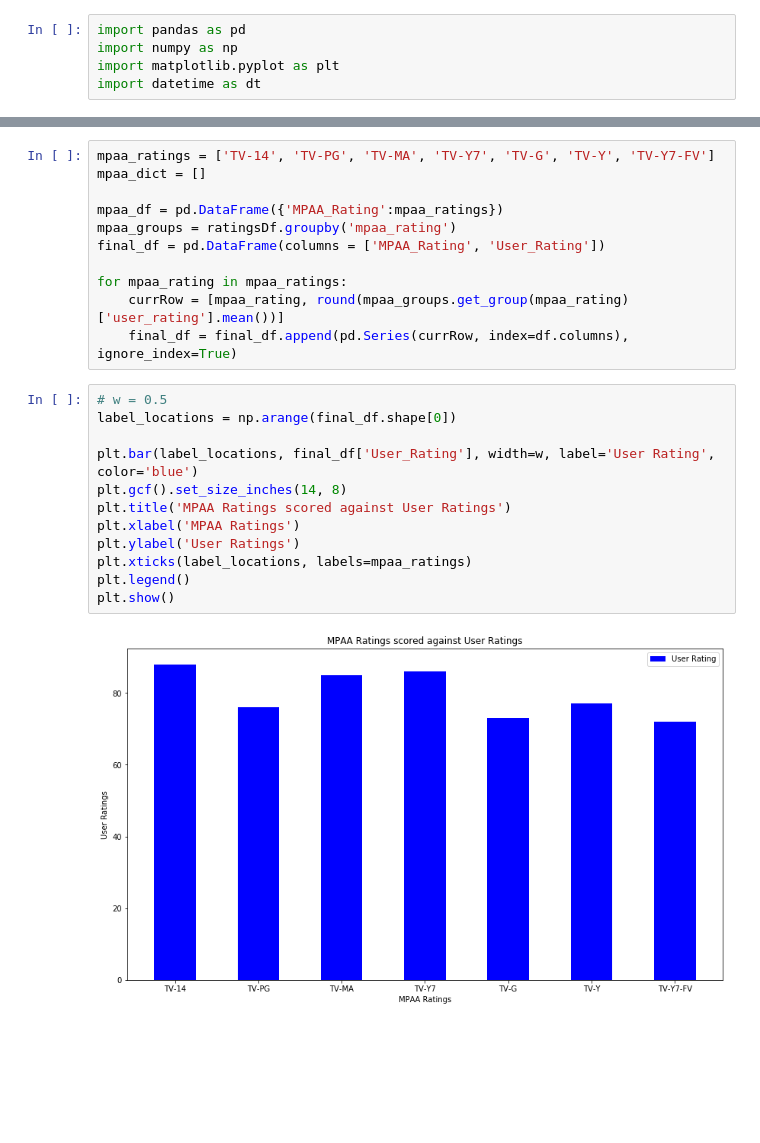
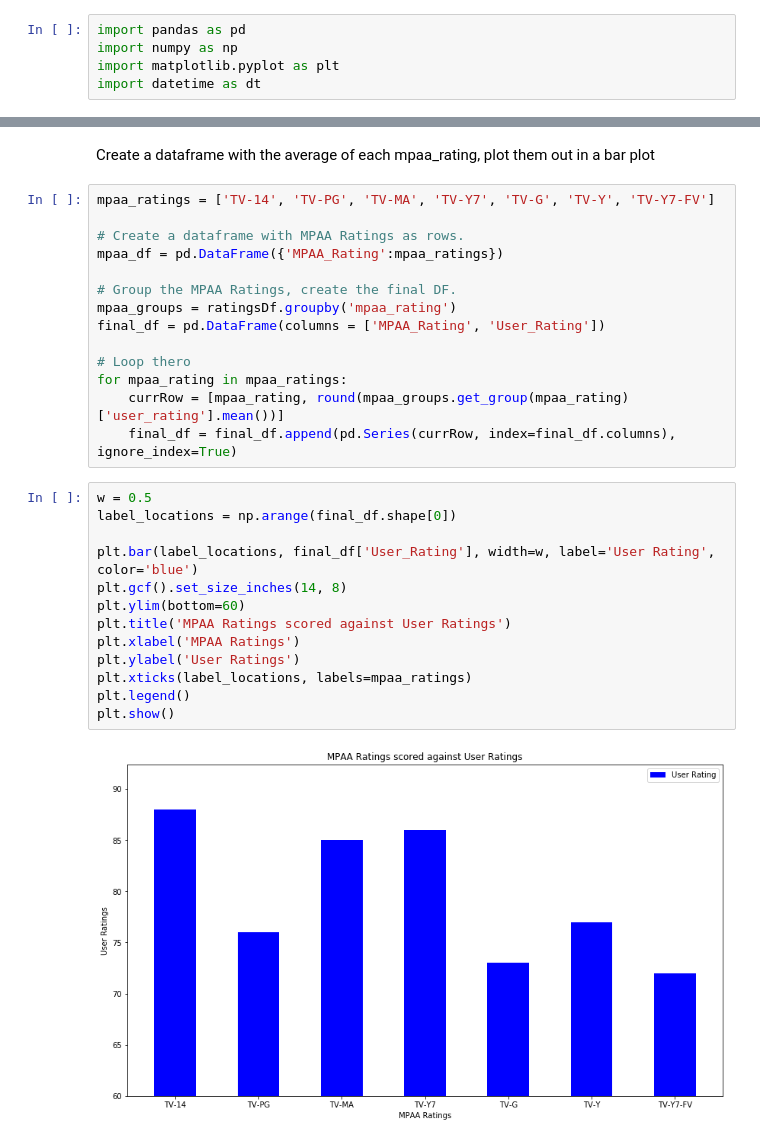
Before and after one commit to AmeerYHassan/Video-Streaming-Analysis, a Jupyter notebook: Graphs/MPAA Rating.ipynb, the cells around one changed output, grey strips where cells are left out. Cells and saved outputs as stored; diff of their text form; blank space fills up the shorter version.

```diff
--- a/Graphs/MPAA Rating.ipynb
+++ b/Graphs/MPAA Rating.ipynb
@@ -29,25 +128,31 @@ ratingsDf
+# %% [markdown]
+Create a dataframe with the average of each mpaa_rating, plot them out in a bar plot
 # %%
 mpaa_ratings = ['TV-14', 'TV-PG', 'TV-MA', 'TV-Y7', 'TV-G', 'TV-Y', 'TV-Y7-FV']
-mpaa_dict = []
 
+# Create a dataframe with MPAA Ratings as rows.
 mpaa_df = pd.DataFrame({'MPAA_Rating':mpaa_ratings})
+
+# Group the MPAA Ratings, create the final DF.
 mpaa_groups = ratingsDf.groupby('mpaa_rating')
 final_df = pd.DataFrame(columns = ['MPAA_Rating', 'User_Rating'])
 
+# Loop thero
 for mpaa_rating in mpaa_ratings:
     currRow = [mpaa_rating, round(mpaa_groups.get_group(mpaa_rating)['user_rating'].mean())]
-    final_df = final_df.append(pd.Series(currRow, index=df.columns), ignore_index=True)
+    final_df = final_df.append(pd.Series(currRow, index=final_df.columns), ignore_index=True)
 # %%
-# w = 0.5
+w = 0.5
 label_locations = np.arange(final_df.shape[0])
 
 plt.bar(label_locations, final_df['User_Rating'], width=w, label='User Rating', color='blue')
 plt.gcf().set_size_inches(14, 8)
+plt.ylim(bottom=60)
 plt.title('MPAA Ratings scored against User Ratings')
 plt.xlabel('MPAA Ratings')
 plt.ylabel('User Ratings')
 plt.xticks(label_locations, labels=mpaa_ratings)
 plt.legend()
 plt.show()
 # %% [output]
-[figure, old version]
+[figure, new version]
```
Also changed, not shown: parts of 4 cells of this notebook.
